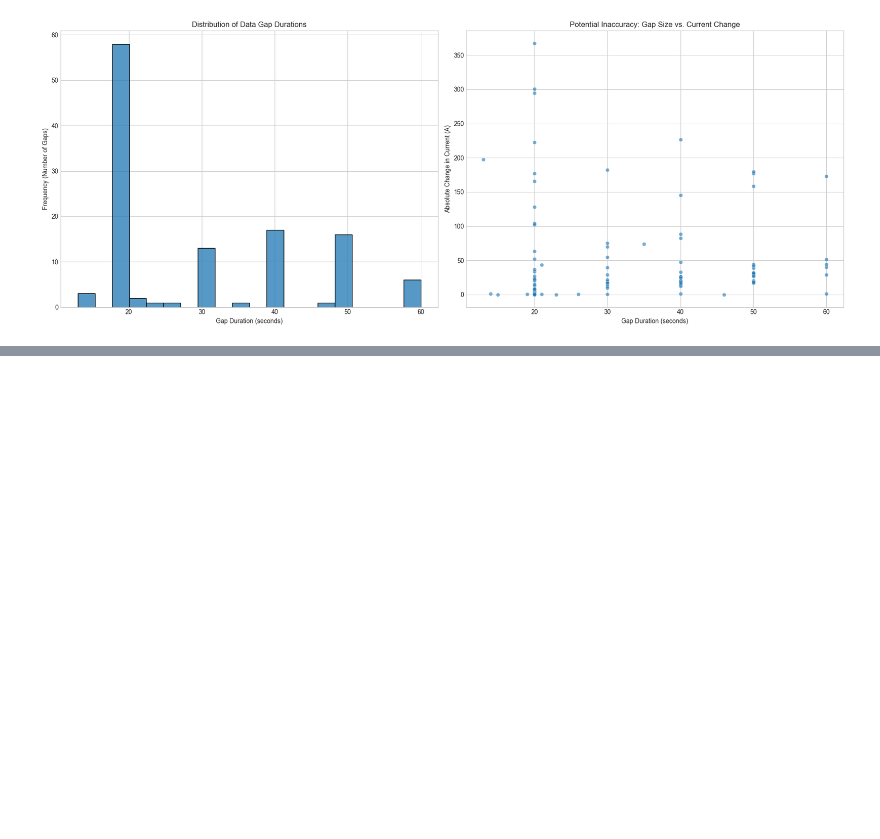
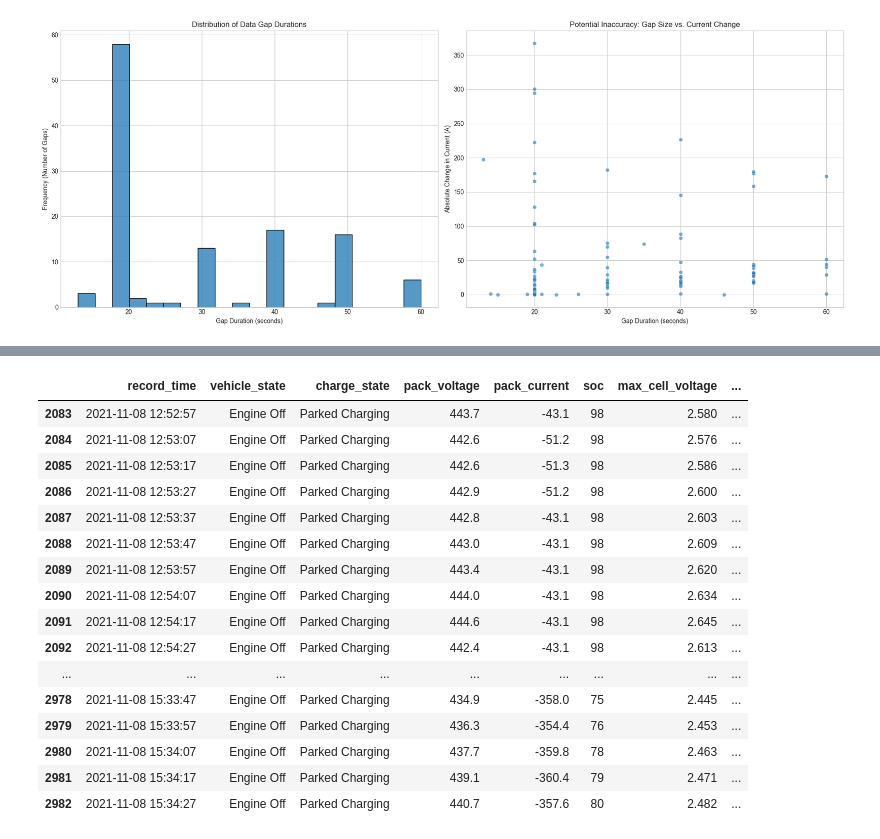
Before and after one commit to Shrinarayann/EV-Analysis, a Jupyter notebook: analysis.ipynb, the cells around one changed output, grey strips where cells are left out. Cells and saved outputs as stored; diff of their text form; code cells hidden in the pictures; blank space fills up the shorter version.

```diff
--- a/analysis.ipynb
+++ b/analysis.ipynb
@@ -627,0 +784,20 @@ Name: current_change_across_gap, dtype: float64
+# %%
+charging_df[100:150]
+# %% [output]
+|  | record_time | vehicle_state | charge_state | pack_voltage | pack_current | soc | max_cell_voltage | ... |
+| 2083 | 2021-11-08 12:52:57 | Engine Off | Parked Charging | 443.7 | -43.1 | 98 | 2.580 | ... |
+| 2084 | 2021-11-08 12:53:07 | Engine Off | Parked Charging | 442.6 | -51.2 | 98 | 2.576 | ... |
+| 2085 | 2021-11-08 12:53:17 | Engine Off | Parked Charging | 442.6 | -51.3 | 98 | 2.586 | ... |
+| 2086 | 2021-11-08 12:53:27 | Engine Off | Parked Charging | 442.9 | -51.2 | 98 | 2.600 | ... |
+| 2087 | 2021-11-08 12:53:37 | Engine Off | Parked Charging | 442.8 | -43.1 | 98 | 2.603 | ... |
+| 2088 | 2021-11-08 12:53:47 | Engine Off | Parked Charging | 443.0 | -43.1 | 98 | 2.609 | ... |
+| 2089 | 2021-11-08 12:53:57 | Engine Off | Parked Charging | 443.4 | -43.1 | 98 | 2.620 | ... |
+| 2090 | 2021-11-08 12:54:07 | Engine Off | Parked Charging | 444.0 | -43.1 | 98 | 2.634 | ... |
+| 2091 | 2021-11-08 12:54:17 | Engine Off | Parked Charging | 444.6 | -43.1 | 98 | 2.645 | ... |
+| 2092 | 2021-11-08 12:54:27 | Engine Off | Parked Charging | 442.4 | -43.1 | 98 | 2.613 | ... |
+| ... | ... | ... | ... | ... | ... | ... | ... | ... |
+| 2978 | 2021-11-08 15:33:47 | Engine Off | Parked Charging | 434.9 | -358.0 | 75 | 2.445 | ... |
+| 2979 | 2021-11-08 15:33:57 | Engine Off | Parked Charging | 436.3 | -354.4 | 76 | 2.453 | ... |
+| 2980 | 2021-11-08 15:34:07 | Engine Off | Parked Charging | 437.7 | -359.8 | 78 | 2.463 | ... |
+| 2981 | 2021-11-08 15:34:17 | Engine Off | Parked Charging | 439.1 | -360.4 | 79 | 2.471 | ... |
+| 2982 | 2021-11-08 15:34:27 | Engine Off | Parked Charging | 440.7 | -357.6 | 80 | 2.482 | ... |
```
Also changed, not shown: parts of 10 cells of this notebook, 1 other file.
